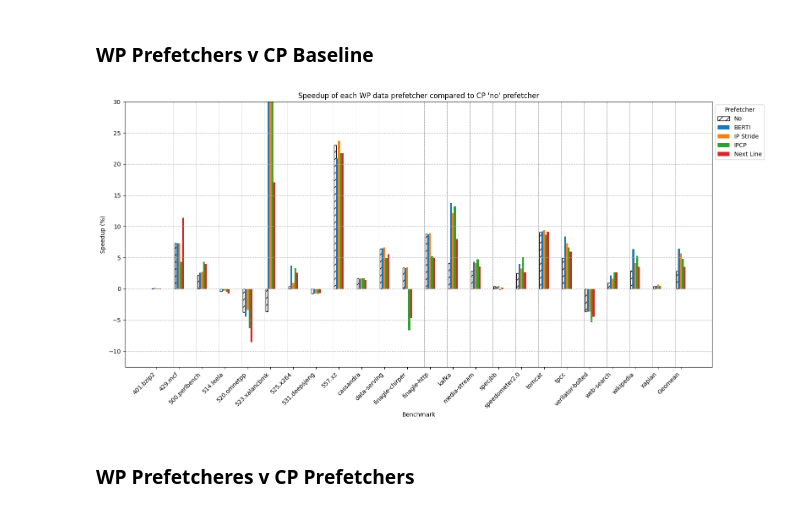
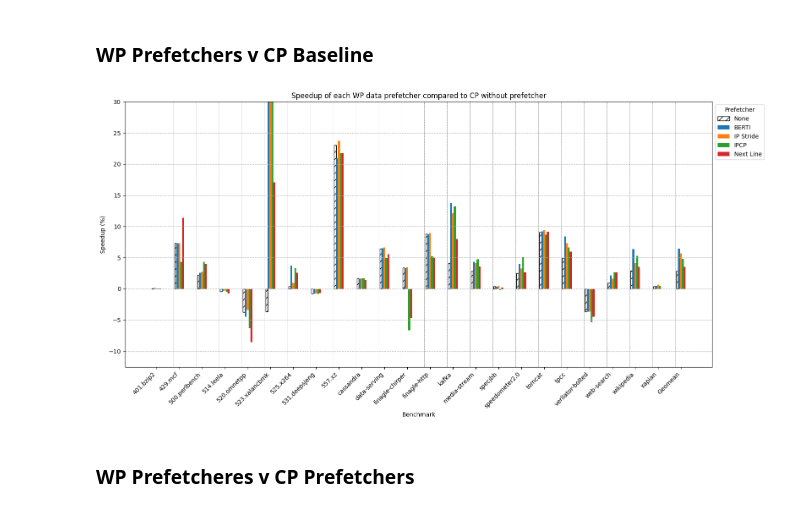
Before and after one commit to joshualmashburn/ChampSim, a Jupyter notebook: analysis.ipynb, the cells around one changed output. Cells and saved outputs as stored; diff of their text form; code cells hidden in the pictures.

```diff
--- a/analysis.ipynb
+++ b/analysis.ipynb
@@ -259,7 +259,7 @@ for key in l1i_prefetchers:
     df_speedup_wp[key] = calculate_speedup(df_wp, df_cp)
 
 # Create positions for each bar group
-r_base = [x * (1 + gap) for x in range(len(df_speedup_wp["no"]))]
+r_base = [x * (1 + gap) for x in range(len(df_speedup_wp["default"]))]
 r_positions = {}
 for idx, key in enumerate(l1i_prefetchers):
     r_positions[key] = [x + idx * bar_width for x in r_base]
@@ -290,7 +290,7 @@ for i in range(1, len(r_base)):
 plt.grid(axis="y", linestyle="--")
 plt.xticks(
     [r + (len(l1i_prefetchers) - 1) * bar_width / 2 for r in r_base],
-    df_speedup_wp["no"]["Benchmark"],
+    df_speedup_wp["default"]["Benchmark"],
     rotation=45,
     ha="right",
 )
@@ -309,7 +309,7 @@ plt.show()
 ## L1D
 # %%
 l1d_prefetchers = {
-    "no": {"label": "No", "color": "white", "edgecolor": "black", "hatch": "//"},
+    "default": {"label": "None", "color": "white", "edgecolor": "black", "hatch": "//"},
     "l1d-berti": {"label": "BERTI"},
     "l1d-ip_stride": {"label": "IP Stride"},
     "l1d-ipcp": {"label": "IPCP"},
@@ -320,14 +320,14 @@ l1d_prefetchers = {
 # %%
 # Group data by prefetcher and calculate speedup
 df_speedup_cp = {}
-df_cp_no = group_by(cp_ipc_df, "no")
+df_cp_default = group_by(cp_ipc_df, "default")
 for key in l1d_prefetchers:
-    if key != "no":
+    if key != "default":
         df_cp = group_by(cp_ipc_df, key)
-        df_speedup_cp[key] = calculate_speedup(df_cp, df_cp_no)
+        df_speedup_cp[key] = calculate_speedup(df_cp, df_cp_default)
 
 # Create positions for each bar group
-r_base = [x * (1 + gap) for x in range(len(df_cp_no))]
+r_base = [x * (1 + gap) for x in range(len(df_cp_default))]
 r_positions = {}
 for idx, key in enumerate(l1d_prefetchers):
     r_positions[key] = [x + idx * bar_width for x in r_base]
@@ -337,7 +337,7 @@ plt.figure(figsize=(16, 8))
 
 # Plot each prefetcher
 for key, props in l1d_prefetchers.items():
-    if key != "no":
+    if key != "default":
         plt.bar(
             r_positions[key],
             df_speedup_cp[key]["Speedup"],
@@ -353,7 +353,7 @@ for i in range(1, len(r_base)):
 plt.grid(axis="y", linestyle="--")
 plt.xticks(
     [r + (len(l1d_prefetchers) - 2) * bar_width / 2 for r in r_base],
-    df_cp_no["Benchmark"],
+    df_cp_default["Benchmark"],
     rotation=45,
     ha="right",
 )
@@ -362,7 +362,7 @@ plt.ylabel("Speedup (%)")
 plt.ylim(top=30)
 plt.legend(title="Prefetcher", bbox_to_anchor=(1, 1), loc="upper left")
 plt.title(
-    "Correct Path (CP) | Speedup of each data prefetcher compared to CP 'no' prefetcher"
+    "Correct Path (CP) | Speedup of each data prefetcher compared to CP without prefetcher"
 )
 plt.tight_layout()
 plt.show()
@@ -373,14 +373,14 @@ plt.show()
 # %%
 # Group data by prefetcher and calculate speedup
 df_speedup_wp = {}
-df_wp_no = group_by(wp_ipc_df, "no")
+df_wp_default = group_by(wp_ipc_df, "default")
 for key in l1d_prefetchers:
-    if key != "no":
+    if key != "default":
         df_wp = group_by(wp_ipc_df, key)
-        df_speedup_wp[key] = calculate_speedup(df_wp, df_wp_no)
+        df_speedup_wp[key] = calculate_speedup(df_wp, df_wp_default)
 
 # Create positions for each bar group
-r_base = [x * (1 + gap) for x in range(len(df_wp_no))]
+r_base = [x * (1 + gap) for x in range(len(df_wp_default))]
 r_positions = {}
 for idx, key in enumerate(l1d_prefetchers):
     r_positions[key] = [x + idx * bar_width for x in r_base]
@@ -390,7 +390,7 @@ plt.figure(figsize=(16, 8))
 
 # Plot each prefetcher
 for key, props in l1d_prefetchers.items():
-    if key != "no":
+    if key != "default":
         plt.bar(
             r_positions[key],
             df_speedup_wp[key]["Speedup"],
@@ -406,7 +406,7 @@ for i in range(1, len(r_base)):
 plt.grid(axis="y", linestyle="--")
 plt.xticks(
     [r + (len(l1d_prefetchers) - 2) * bar_width / 2 for r in r_base],
-    df_wp_no["Benchmark"],
+    df_wp_default["Benchmark"],
     rotation=45,
     ha="right",
 )
@@ -415,7 +415,7 @@ plt.ylabel("Speedup (%)")
 plt.ylim(top=30)
 plt.legend(title="Prefetcher", bbox_to_anchor=(1, 1), loc="upper left")
 plt.title(
-    "Wrong Path (WP) | Speedup of each data prefetcher compared to WP 'no' prefetcher"
+    "Wrong Path (WP) | Speedup of each data prefetcher compared to WP without prefetcher"
 )
 plt.tight_layout()
 plt.show()
@@ -425,14 +425,14 @@ plt.show()
 ### WP Prefetchers v CP Baseline
 # %%
 # Group data by prefetcher and calculate speedup
-df_cp_no = group_by(cp_ipc_df, "no")
+df_cp_default = group_by(cp_ipc_df, "default")
 df_speedup_wp = {}
 for key in l1d_prefetchers:
     df_wp = group_by(wp_ipc_df, key)
-    df_speedup_wp[key] = calculate_speedup(df_wp, df_cp_no)
+    df_speedup_wp[key] = calculate_speedup(df_wp, df_cp_default)
 
 # Create positions for each bar group
-r_base = [x * (1 + gap) for x in range(len(df_cp_no))]
+r_base = [x * (1 + gap) for x in range(len(df_cp_default))]
 r_positions = {}
 for idx, key in enumerate(l1d_prefetchers):
     r_positions[key] = [x + idx * bar_width for x in r_base]
@@ -446,36 +446,36 @@ for key, props in l1d_prefetchers.items():
     edgecolor = props.get("edgecolor", None)
     hatch = props.get("hatch", None)
     plt.bar(
         r_positions[key],
         df_speedup_wp[key]["Speedup"],
         width=bar_width,
         label=props["label"],
         color=color,
         edgecolor=edgecolor,
         hatch=hatch,
     )
 
 # Add vertical dashed lines between groups
 for i in range(1, len(r_base)):
     plt.axvline(x=(r_base[i] - gap / 2), color="gray", linestyle="--", linewidth=0.5)
 
 # Add labels and title
 plt.grid(axis="y", linestyle="--")
 plt.xticks(
     [r + (len(l1d_prefetchers) - 1) * bar_width / 2 for r in r_base],
-    df_cp_no["Benchmark"],
+    df_cp_default["Benchmark"],
     rotation=45,
     ha="right",
 )
 plt.xlabel("Benchmark")
 plt.ylabel("Speedup (%)")
 plt.ylim(top=30)
 plt.legend(title="Prefetcher", bbox_to_anchor=(1, 1), loc="upper left")
-plt.title("Speedup of each WP data prefetcher compared to CP 'no' prefetcher")
+plt.title("Speedup of each WP data prefetcher compared to CP without prefetcher")
 plt.tight_layout()
 plt.show()
 # %% [output]
-[figure, old version]
+[figure, new version]
 # %% [markdown]
 ### WP Prefetcheres v CP Prefetchers
 # %%
```
Also changed, not shown: parts of 20 cells of this notebook, 8 other files.
